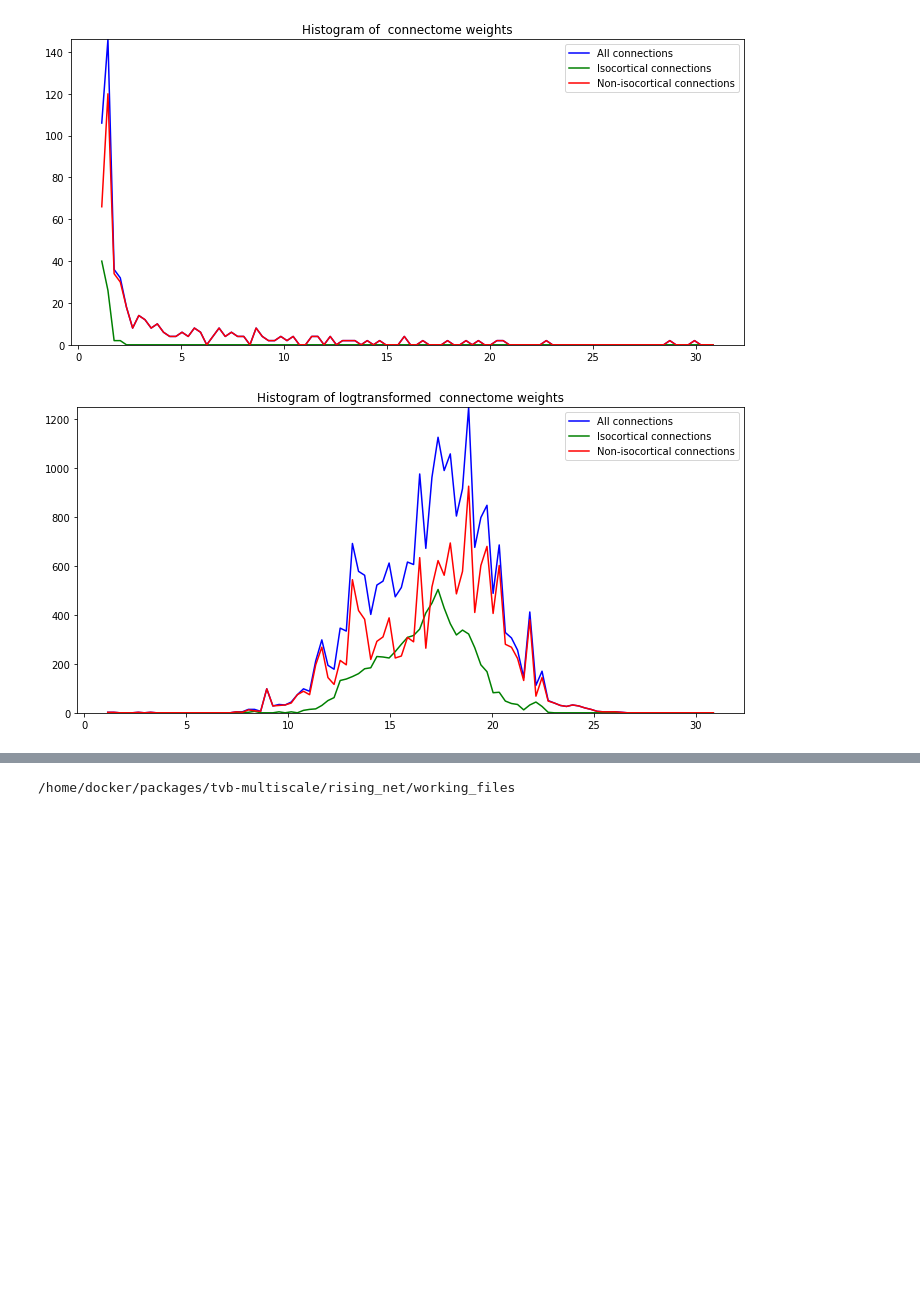
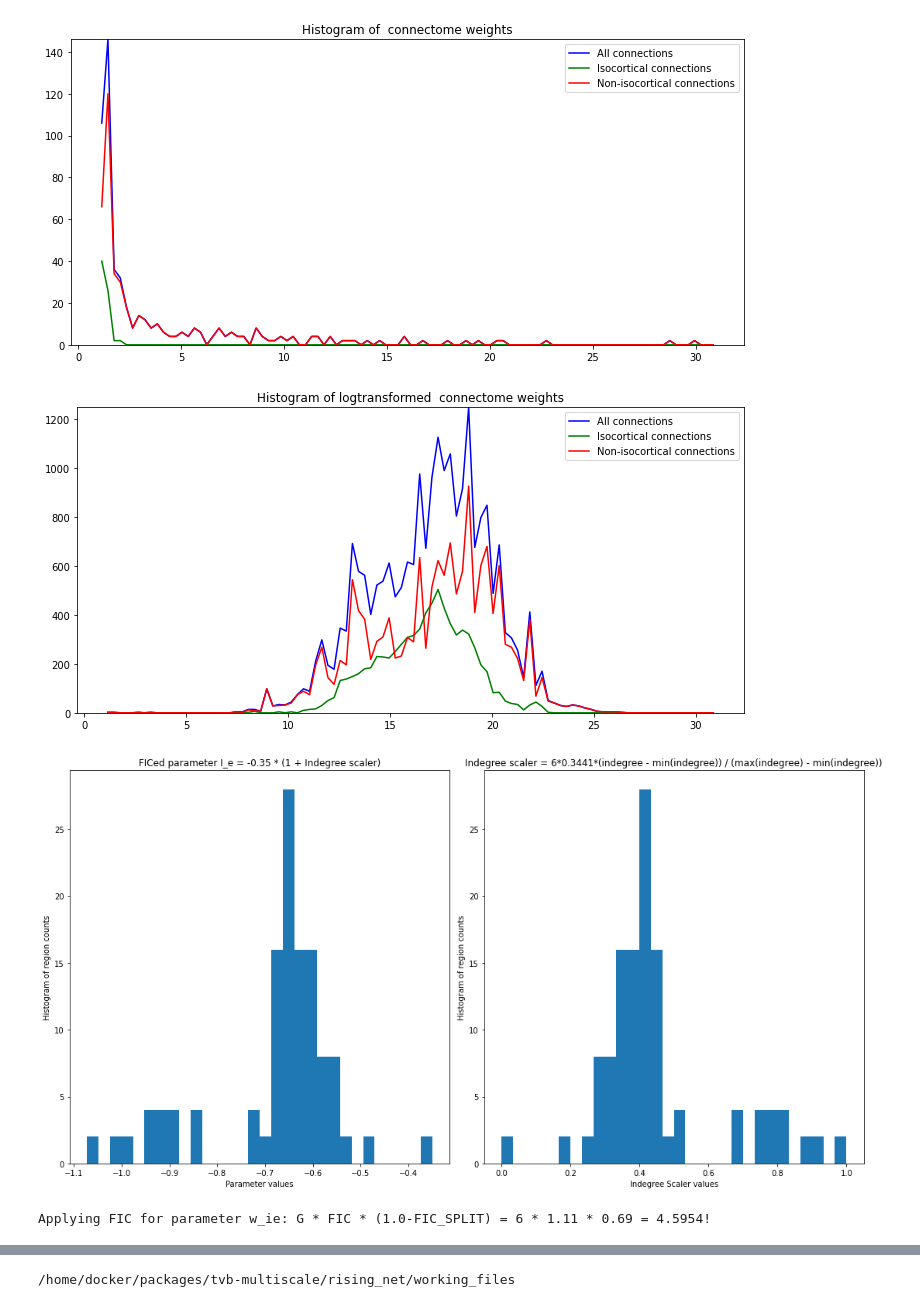
Before and after one commit to virtual-twin/tvb-multiscale-rising-net, a Jupyter notebook: rising_net/working_files/cosim_run_plot.ipynb, the cells around one changed output, grey strips where cells are left out. Saved outputs shown, nothing was run; the diff lists cells and outputs as text; code cells hidden in the pictures; blank space fills up the shorter version.

Commit message:
Ongoing work with cosim_run_plot.ipynb

```diff
--- a/rising_net/working_files/cosim_run_plot.ipynb
+++ b/rising_net/working_files/cosim_run_plot.ipynb
@@ -128,22 +128,22 @@ connectivity = build_connectivity(connectome, inds, config)
 #     connectivity.weights[iR1,:]
 
 
-# # Prepare model
-# model = build_model(connectivity.number_of_regions, inds, maps, config)
+# Prepare model
+model = build_model(connectivity.number_of_regions, inds, maps, config)
 
-# # Prepare simulator
-# simulator = build_simulator(connectivity, model, inds, maps, config, plotter=plotter)
+# Prepare simulator
+simulator = build_simulator(connectivity, model, inds, maps, config, plotter=plotter)
 
-# if COMPUTE_REF:
-#     pass
-# #     # Run simulation and get results for reference values
-# #     results, transient = simulate(simulator, config)
-# else:
-#     # Build TVB-NEST interfaces
-#     nest_network, nest_nodes_inds, neuron_models, neuron_number = build_NEST_network(config)
-#     simulator, nest_network = build_tvb_nest_interfaces(simulator, nest_network, nest_nodes_inds, config)
-# #     # Simulate TVB-NEST model
-# #     results, transient, simulator, nest_network = simulate_tvb_nest(simulator, nest_network, config)
+if COMPUTE_REF:
+    pass
+#     # Run simulation and get results for reference values
+#     results, transient = simulate(simulator, config)
+else:
+    # Build TVB-NEST interfaces
+    nest_network, nest_nodes_inds, neuron_models, neuron_number = build_NEST_network(config)
+    simulator, nest_network = build_tvb_nest_interfaces(simulator, nest_network, nest_nodes_inds, config)
+#     # Simulate TVB-NEST model
+#     results, transient, simulator, nest_network = simulate_tvb_nest(simulator, nest_network, config)
 
 # print(results)
 
@@ -171,3 +171,5 @@ Normalizing connectivity weights with 99 percentile!
 <Figure size 432x288 with 0 Axes>
 [figure]
 [figure]
+[figure, added]
+Applying FIC for parameter w_ie: G * FIC * (1.0-FIC_SPLIT) = 6 * 1.11 * 0.69 = 4.5954!
```
Also changed, not shown: parts of 10 cells of this notebook.
